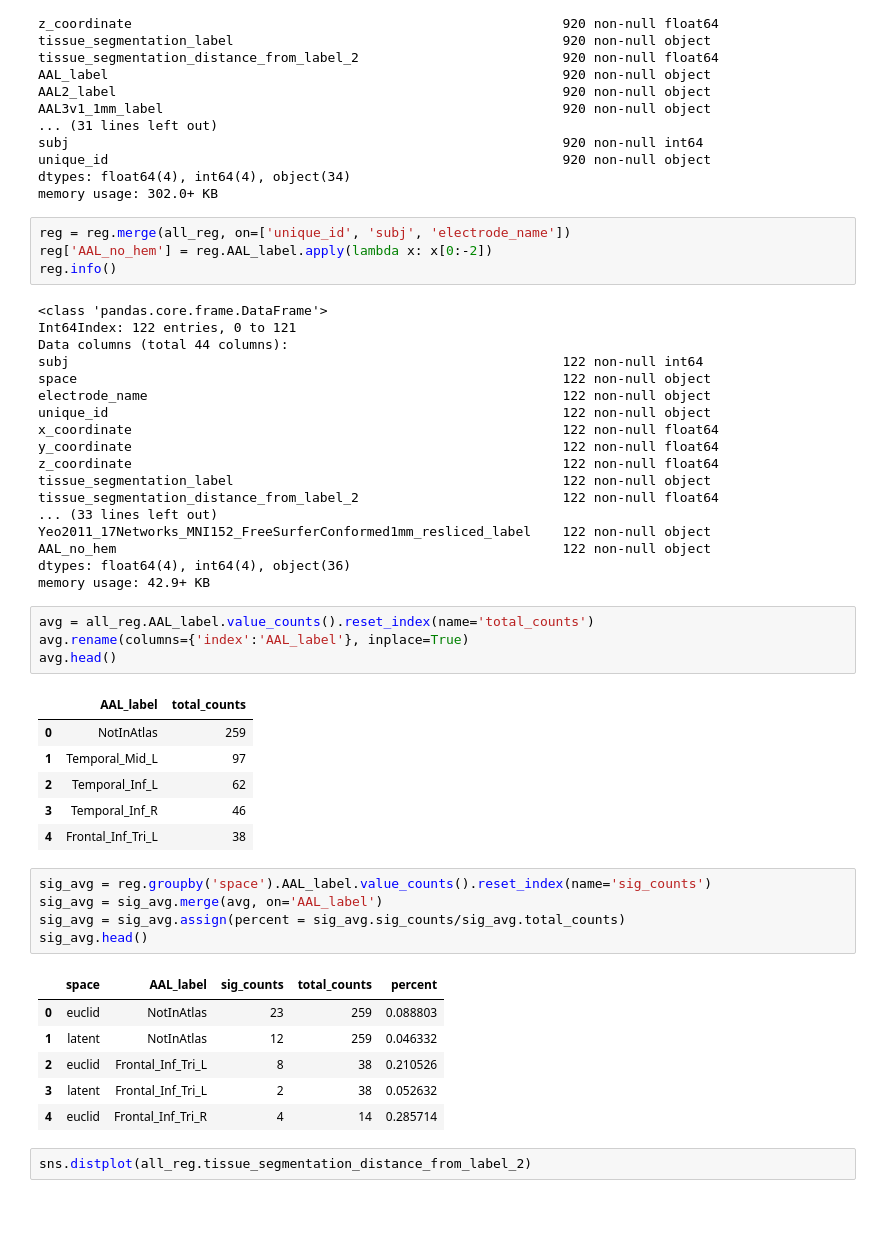
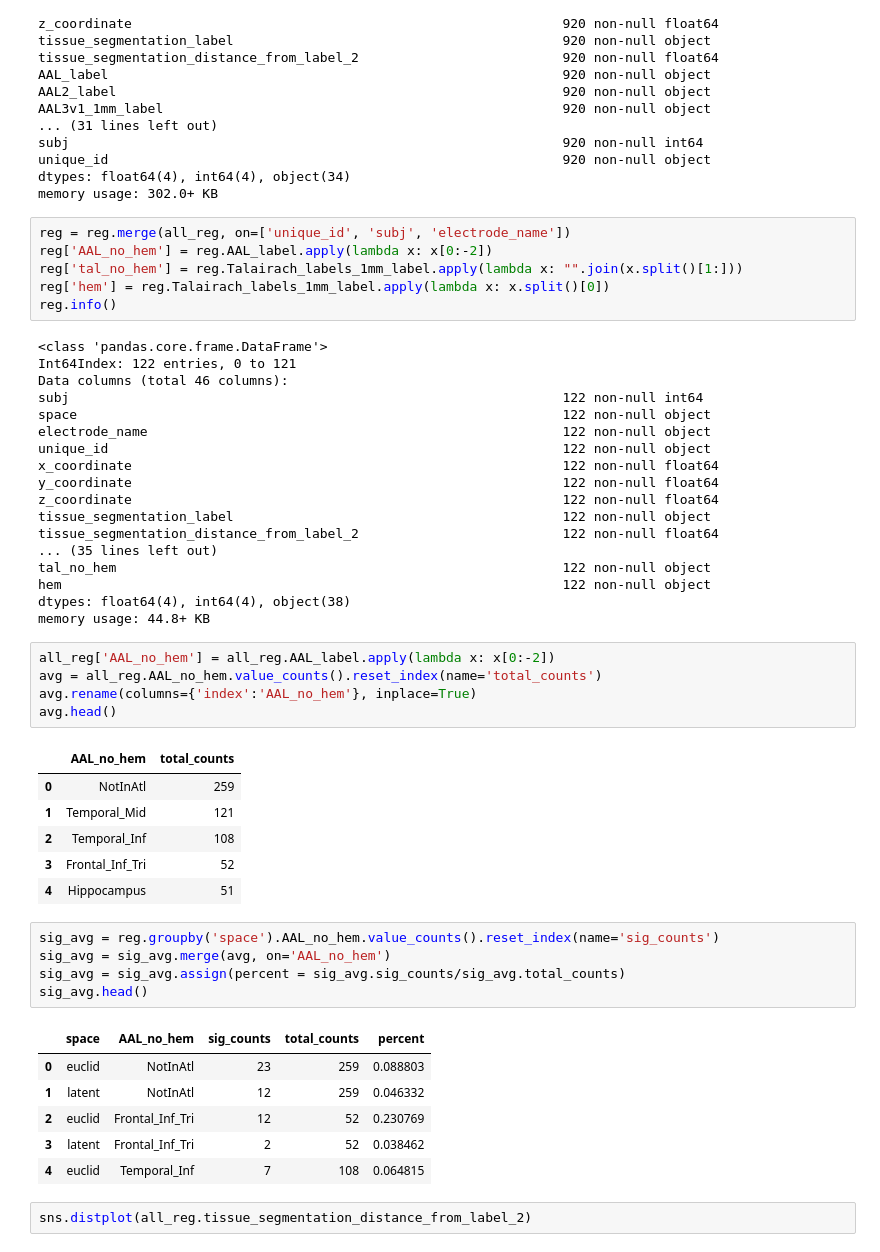
Before and after one commit to jastiso/statistical_learning, a Jupyter notebook: scripts/searchlight.ipynb, the cells around one changed output. Saved outputs shown, nothing was run; the diff lists cells and outputs as text; blank space fills up the shorter version.

```diff
--- a/scripts/searchlight.ipynb
+++ b/scripts/searchlight.ipynb
@@ -43,11 +43,13 @@ memory usage: 302.0+ KB
 # %%
 reg = reg.merge(all_reg, on=['unique_id', 'subj', 'electrode_name'])
 reg['AAL_no_hem'] = reg.AAL_label.apply(lambda x: x[0:-2])
+reg['tal_no_hem'] = reg.Talairach_labels_1mm_label.apply(lambda x: "".join(x.split()[1:]))
+reg['hem'] = reg.Talairach_labels_1mm_label.apply(lambda x: x.split()[0])
 reg.info()
 # %% [output]
 <class 'pandas.core.frame.DataFrame'>
 Int64Index: 122 entries, 0 to 121
-Data columns (total 44 columns):
+Data columns (total 46 columns):
 subj                                                               122 non-null int64
 space                                                              122 non-null object
 electrode_name                                                     122 non-null object
@@ -57,34 +59,35 @@ y_coordinate                                                       122 non-null
 z_coordinate                                                       122 non-null float64
 tissue_segmentation_label                                          122 non-null object
 tissue_segmentation_distance_from_label_2                          122 non-null float64
-... (33 lines left out)
-Yeo2011_17Networks_MNI152_FreeSurferConformed1mm_resliced_label    122 non-null object
-AAL_no_hem                                                         122 non-null object
-dtypes: float64(4), int64(4), object(36)
-memory usage: 42.9+ KB
+... (35 lines left out)
+tal_no_hem                                                         122 non-null object
+hem                                                                122 non-null object
+dtypes: float64(4), int64(4), object(38)
+memory usage: 44.8+ KB
 # %%
-avg = all_reg.AAL_label.value_counts().reset_index(name='total_counts')
-avg.rename(columns={'index':'AAL_label'}, inplace=True)
+all_reg['AAL_no_hem'] = all_reg.AAL_label.apply(lambda x: x[0:-2])
+avg = all_reg.AAL_no_hem.value_counts().reset_index(name='total_counts')
+avg.rename(columns={'index':'AAL_no_hem'}, inplace=True)
 avg.head()
 # %% [output]
-|  | AAL_label | total_counts |
-| 0 | NotInAtlas | 259 |
-| 1 | Temporal_Mid_L | 97 |
-| 2 | Temporal_Inf_L | 62 |
-| 3 | Temporal_Inf_R | 46 |
-| 4 | Frontal_Inf_Tri_L | 38 |
+|  | AAL_no_hem | total_counts |
+| 0 | NotInAtl | 259 |
+| 1 | Temporal_Mid | 121 |
+| 2 | Temporal_Inf | 108 |
+| 3 | Frontal_Inf_Tri | 52 |
+| 4 | Hippocampus | 51 |
 # %%
-sig_avg = reg.groupby('space').AAL_label.value_counts().reset_index(name='sig_counts')
-sig_avg = sig_avg.merge(avg, on='AAL_label')
+sig_avg = reg.groupby('space').AAL_no_hem.value_counts().reset_index(name='sig_counts')
+sig_avg = sig_avg.merge(avg, on='AAL_no_hem')
 sig_avg = sig_avg.assign(percent = sig_avg.sig_counts/sig_avg.total_counts)
 sig_avg.head()
 # %% [output]
-|  | space | AAL_label | sig_counts | total_counts | percent |
-| 0 | euclid | NotInAtlas | 23 | 259 | 0.088803 |
-| 1 | latent | NotInAtlas | 12 | 259 | 0.046332 |
-| 2 | euclid | Frontal_Inf_Tri_L | 8 | 38 | 0.210526 |
-| 3 | latent | Frontal_Inf_Tri_L | 2 | 38 | 0.052632 |
-| 4 | euclid | Frontal_Inf_Tri_R | 4 | 14 | 0.285714 |
+|  | space | AAL_no_hem | sig_counts | total_counts | percent |
+| 0 | euclid | NotInAtl | 23 | 259 | 0.088803 |
+| 1 | latent | NotInAtl | 12 | 259 | 0.046332 |
+| 2 | euclid | Frontal_Inf_Tri | 12 | 52 | 0.230769 |
+| 3 | latent | Frontal_Inf_Tri | 2 | 52 | 0.038462 |
+| 4 | euclid | Temporal_Inf | 7 | 108 | 0.064815 |
 # %%
 sns.distplot(all_reg.tissue_segmentation_distance_from_label_2)
 # %% [output]
```
Also changed, not shown: parts of 5 cells of this notebook.
